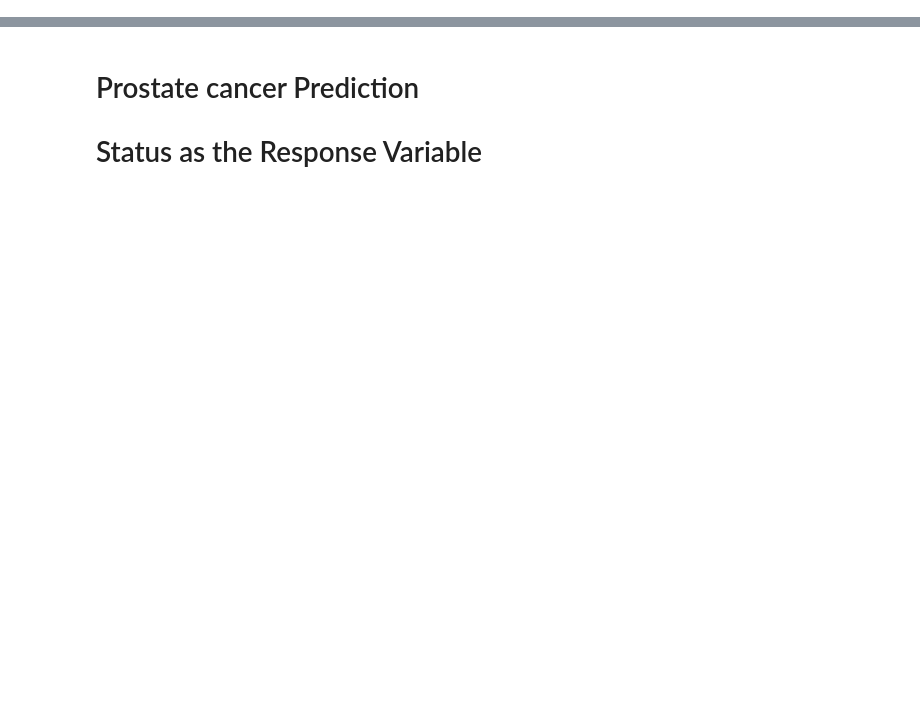
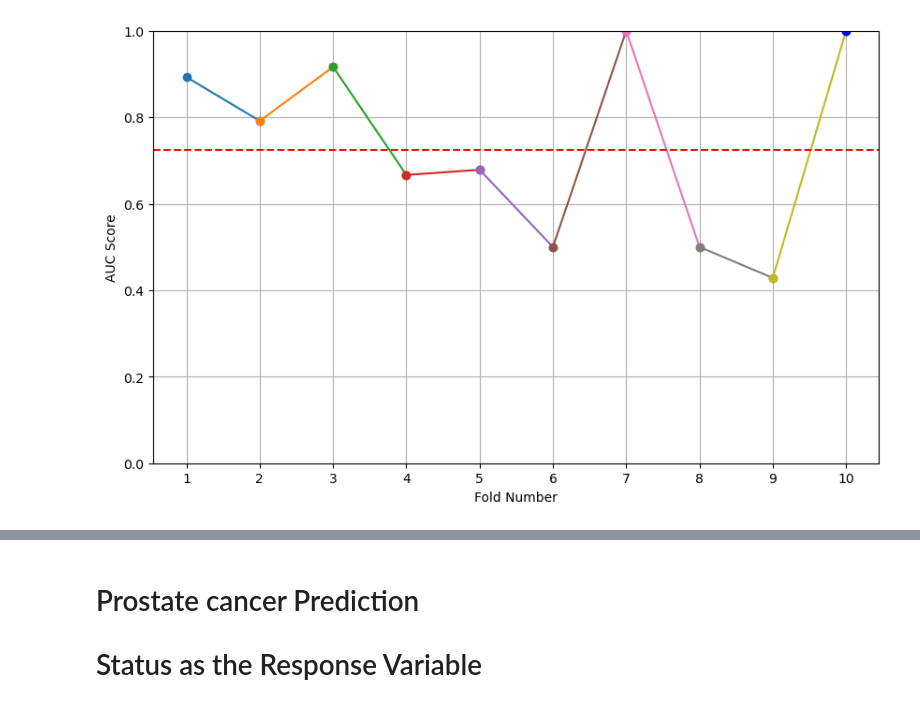
Before and after one commit to Tinovimba-Hove/Prostate-Cancer-Prediction-MachineLearning, a Jupyter notebook: PCA Analysis.ipynb, the cells around one changed output, grey strips where cells are left out. Drawn from its saved outputs; the diff is of its cells as text; code cells hidden in the pictures; blank space fills up the shorter version.

```diff
--- a/PCA Analysis.ipynb
+++ b/PCA Analysis.ipynb
@@ -0,0 +155,19 @@
+# %%
+models = [
+    ['baselinePSA', 'Exon4a', 'Exon9'],
+    ['baselinePSA', 'Exon4a'],
+    ['baselinePSA', 'Exon9'],
+    ['baselinePSA']
+]
+
+for model in models:
+    print(f"\nModel: {model}")
+
+    X = data[model]
+    y = data['GleasonRiskBinary']
+
+    X = sm.add_constant(X)  # Adds a constant term to the predictor
+    logit_model = sm.Logit(y, X)
+
+    model_2 = logit_model.fit()
+    print(model_2.summary())
@@ -0,0 +348,62 @@
+# %%
+
+# Loop through each model and perform 10-fold cross-validation
+for model in models:
+    print(f"\nMetrics for feature set: {model}")
+
+    X = data[model]
+    y = data['GleasonRiskBinary']
+
+    # Initialize KFold
+    kf = KFold(n_splits=10, shuffle=True, random_state=66)
+
+    fold_auc_scores = []
+
+    # Fit the model on the entire dataset once
+    pipeline = Pipeline([
+        ('scaler', StandardScaler()),
+        ('logistic_regression', LogisticRegression())
+    ])
+
+    # Fit the model to the entire dataset
+    pipeline.fit(X, y)
+
+    # Get predicted probabilities for the entire dataset
+    y_pred_proba = pipeline.predict_proba(X)[:, 1]
+
+    # Calculate AUC for each fold
+    for train_index, test_index in kf.split(X):
+        # Use the indices to create test labels for AUC calculation
+        y_test = y.iloc[test_index]
+        y_pred_fold_proba = y_pred_proba[test_index]  # Get probabilities for the test fold
+
+        # Calculate AUC for this fold
+        fold_auc = metrics.roc_auc_score(y_test, y_pred_fold_proba)
+        fold_auc_scores.append(fold_auc)
+
+
+    # Print AUC for each fold
+    for i, auc in enumerate(fold_auc_scores):
+        print(f"Fold {i + 1}: AUC = {auc:.3f}")
+
+    # Calculate overall AUC using roc_auc_score on the entire predictions
+    overall_auc = metrics.roc_auc_score(y, y_pred_proba)
+    print(f"Overall AUC for model {model}: {overall_auc:.3f}")
+
+    # Plot AUC for this model with individual segments
+    plt.figure(figsize=(10, 6))
+    for i in range(len(fold_auc_scores) - 1):
+        plt.plot([i + 1, i + 2], [fold_auc_scores[i], fold_auc_scores[i + 1]], marker='o', label=f'Model: {model}' if i == 0 else "")
+
+    # Add last point
+    plt.plot([10], [fold_auc_scores[-1]], marker='o', color='b')
+
+    plt.axhline(y=overall_auc, color='r', linestyle='--', label=f'Overall AUC = {overall_auc:.3f}')
+
+    plt.xlabel('Fold Number')
+    plt.ylabel('AUC Score')
+    plt.ylim(0, 1)
+    plt.xticks(np.arange(1, 11))
+    plt.grid()
+    plt.show()
+# %% [output]
@@ -0,0 +422 @@
+[figure, added]
```
Also changed, not shown: parts of 86 cells of this notebook, 3 other files.
